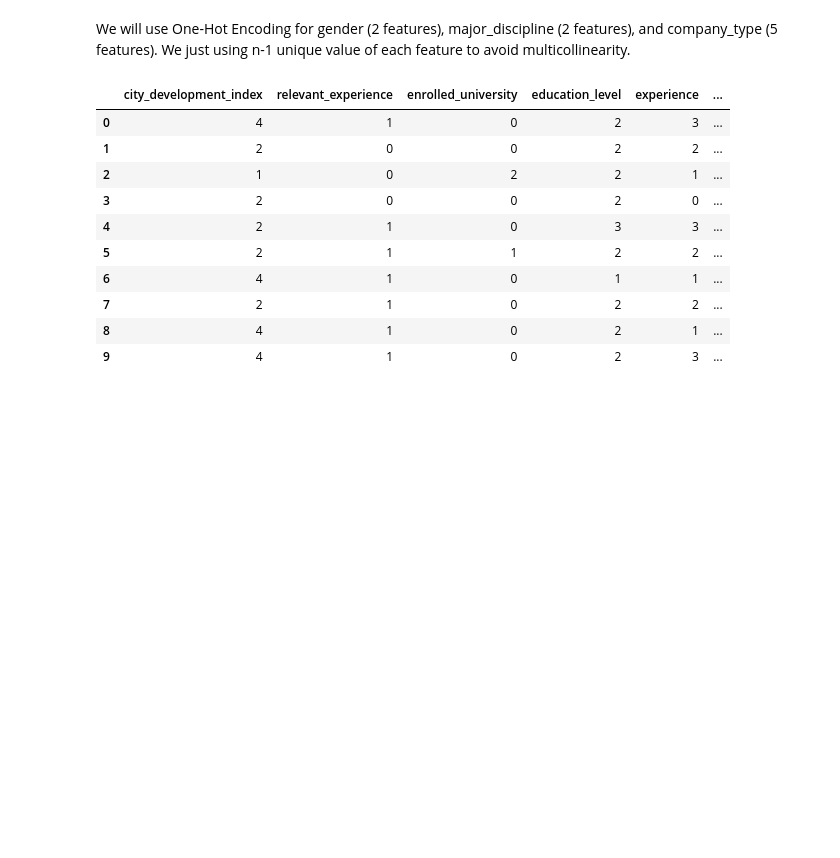
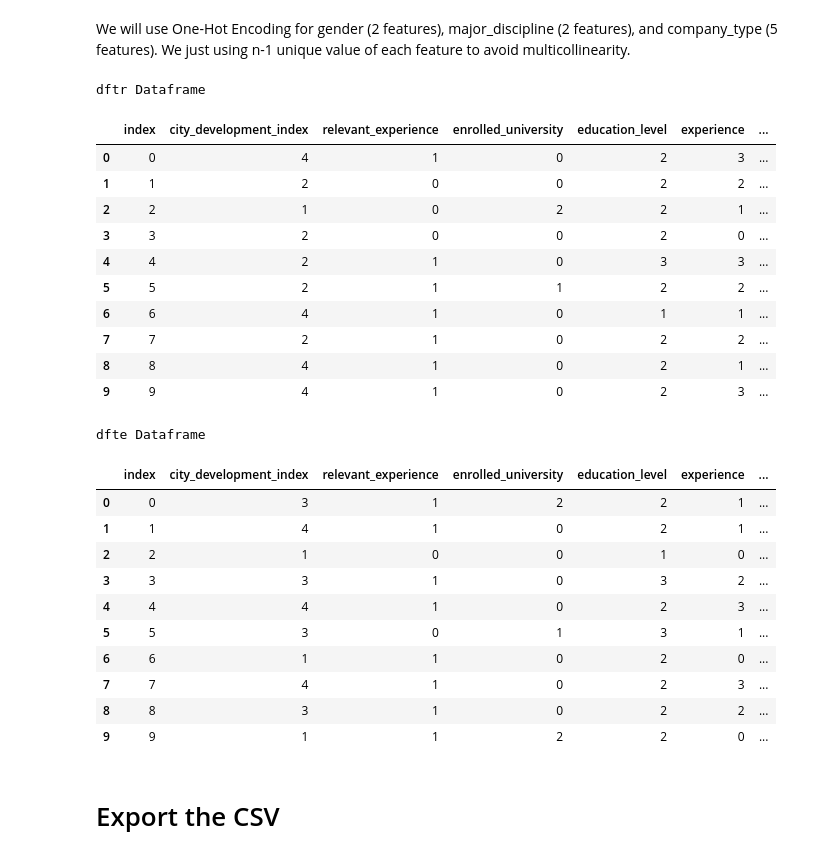
Before and after one commit to MN-Atthoriq/Data-Science-Project_HR-Analytics-Job-Change-of-Data-Scientist, a Jupyter notebook: 2_Data-Preprocessing_Stage-2.ipynb, the cells around one changed output. Cells and saved outputs as stored; diff of their text form; code cells hidden in the pictures; blank space fills up the shorter version.

```diff
--- a/2_Data-Preprocessing_Stage-2.ipynb
+++ b/2_Data-Preprocessing_Stage-2.ipynb
@@ -193,2 +302,14 @@ df['target'] = pd.Categorical(df['target'], categories=[0,1], ordered=True)
+# %%
+# change type to category for dfte
+dfte['city_development_index'] = pd.Categorical(dfte['city_development_index'], categories=['<=0.6','0.6-0.7','0.7-0.8','0.8-0.9','0.9-1.0'], ordered=True)
+dfte['gender'] = pd.Categorical(dfte['gender'], categories=["Male","Female","Other"])
+dfte['relevant_experience'] = pd.Categorical(dfte['relevant_experience'], categories=[False, True], ordered=True)
+dfte['enrolled_university'] = pd.Categorical(dfte['enrolled_university'], categories=['No Enroll','Part Time','Full Time'], ordered=True)
+dfte['education_level'] = pd.Categorical(dfte['education_level'], categories=['Primary School','High School','Graduate','Masters','Phd'], ordered=True)
+dfte['major_discipline'] = pd.Categorical(dfte['major_discipline'], categories=['No Major','Non-STEM','STEM'])
+dfte['experience'] = pd.Categorical(dfte['experience'], categories=['Early Career','Mid Career','Senior Career','High Experience'], ordered=True)
+dfte['company_size'] = pd.Categorical(dfte['company_size'], categories=['Small','Medium','Large','Very Large'], ordered=True)
+dfte['company_type'] = pd.Categorical(dfte['company_type'], categories=['Early Startup','Funded Startup','NGO','Public Sector','Pvt Ltd','Other'])
+dfte['last_new_job'] = pd.Categorical(dfte['last_new_job'], categories=['never','1','2','3','4','>4'], ordered=True)
 # %%
 # check data
@@ -220,7 +423,7 @@ We will using LGBMClasifier (ML model) to imputate missing data since missing va
 # %%
 # handling missing value using LGBM Classifier
-for col in [x for x in df.columns if df[x].isnull().sum() > 0]:
-    data = df.copy()
+for col in [x for x in dfte.columns if dfte[x].isnull().sum() > 0]:
+    data = dfte.copy()
     nan_ixs = np.where(data[col].isnull())[0]
     data['is_nan'] = 0
     data.loc[nan_ixs, 'is_nan'] = 1
@@ -241,7 +444,8 @@ for col in [x for x in df.columns if df[x].isnull().sum() > 0]:
     model.fit(X_train, y_train)
     y_pred = model.predict(X_test)
 
-    df.loc[nan_ixs, col] = y_pred
+    dfte.loc[nan_ixs, col] = y_pred
 
-df.head(10)
+display(dfte.head(10))
+print(f"Number of null values in dftr dataframe: {dfte.isnull().sum().sum()}")
 # %% [output]
@@ -284,8 +489,12 @@ le_cols = ['city_development_index', 'relevant_experience','enrolled_university'
 
 # label encoding using pd.factorize with sort=True
 for col in le_cols:
-    df[col] = pd.factorize(df[col], sort=True)[0]
+    dftr[col] = pd.factorize(dftr[col], sort=True)[0]
+    dfte[col] = pd.factorize(dfte[col], sort=True)[0]
 
 # check data
-df.head(10)
+print("dftr Dataframe")
+display(dftr.head(10))
+print("dfte Dataframe")
+display(dfte.head(10))
 # %% [output]
@@ -304,25 +526,45 @@ df.head(10)
 We will use One-Hot Encoding for gender (2 features), major_discipline (2 features), and company_type (5 features). We just using n-1 unique value of each feature to avoid multicollinearity.
 # %%
 # one hot encoding
-df = pd.get_dummies(df,columns=['gender','major_discipline','company_type'],dtype=int)
+dftr = pd.get_dummies(dftr,columns=['gender','major_discipline','company_type'],dtype=int)
+dfte = pd.get_dummies(dfte,columns=['gender','major_discipline','company_type'],dtype=int)
 
 # drop one column of each one hot encoded to avoid multicollinearity
-df.drop(['gender_Other','major_discipline_No Major','company_type_Other'], axis=1, inplace=True)
+dftr.drop(['gender_Other','major_discipline_No Major','company_type_Other'], axis=1, inplace=True)
+dfte.drop(['gender_Other','major_discipline_No Major','company_type_Other'], axis=1, inplace=True)
 
 # rearrange so target column is the last column
-df = pd.concat([df.drop('target', axis=1), df['target']], axis=1)
+dftr = pd.concat([dftr.drop('target', axis=1), dftr['target']], axis=1)
 
 # check data
-df.head(10)
+print("dftr Dataframe")
+display(dftr.head(10))
+print("dfte Dataframe")
+display(dfte.head(10))
 # %% [output]
+dftr Dataframe
-|  | city_development_index | relevant_experience | enrolled_university | education_level | experience | ... |
-| 0 | 4 | 1 | 0 | 2 | 3 | ... |
-| 1 | 2 | 0 | 0 | 2 | 2 | ... |
-| 2 | 1 | 0 | 2 | 2 | 1 | ... |
-| 3 | 2 | 0 | 0 | 2 | 0 | ... |
-| 4 | 2 | 1 | 0 | 3 | 3 | ... |
-| 5 | 2 | 1 | 1 | 2 | 2 | ... |
-| 6 | 4 | 1 | 0 | 1 | 1 | ... |
-| 7 | 2 | 1 | 0 | 2 | 2 | ... |
-| 8 | 4 | 1 | 0 | 2 | 1 | ... |
-| 9 | 4 | 1 | 0 | 2 | 3 | ... |
+|  | index | city_development_index | relevant_experience | enrolled_university | education_level | experience | ... |
+| 0 | 0 | 4 | 1 | 0 | 2 | 3 | ... |
+| 1 | 1 | 2 | 0 | 0 | 2 | 2 | ... |
+| 2 | 2 | 1 | 0 | 2 | 2 | 1 | ... |
+| 3 | 3 | 2 | 0 | 0 | 2 | 0 | ... |
+| 4 | 4 | 2 | 1 | 0 | 3 | 3 | ... |
+| 5 | 5 | 2 | 1 | 1 | 2 | 2 | ... |
+| 6 | 6 | 4 | 1 | 0 | 1 | 1 | ... |
+| 7 | 7 | 2 | 1 | 0 | 2 | 2 | ... |
+| 8 | 8 | 4 | 1 | 0 | 2 | 1 | ... |
+| 9 | 9 | 4 | 1 | 0 | 2 | 3 | ... |
+dfte Dataframe
+|  | index | city_development_index | relevant_experience | enrolled_university | education_level | experience | ... |
+| 0 | 0 | 3 | 1 | 2 | 2 | 1 | ... |
+| 1 | 1 | 4 | 1 | 0 | 2 | 1 | ... |
+| 2 | 2 | 1 | 0 | 0 | 1 | 0 | ... |
+| 3 | 3 | 3 | 1 | 0 | 3 | 2 | ... |
+| 4 | 4 | 4 | 1 | 0 | 2 | 3 | ... |
+| 5 | 5 | 3 | 0 | 1 | 3 | 1 | ... |
+| 6 | 6 | 1 | 1 | 0 | 2 | 0 | ... |
+| 7 | 7 | 4 | 1 | 0 | 2 | 3 | ... |
+| 8 | 8 | 3 | 1 | 0 | 2 | 2 | ... |
+| 9 | 9 | 1 | 1 | 2 | 2 | 0 | ... |
+# %% [markdown]
+# Export the CSV
```
Also changed, not shown: parts of 17 cells of this notebook, 3 other files.
